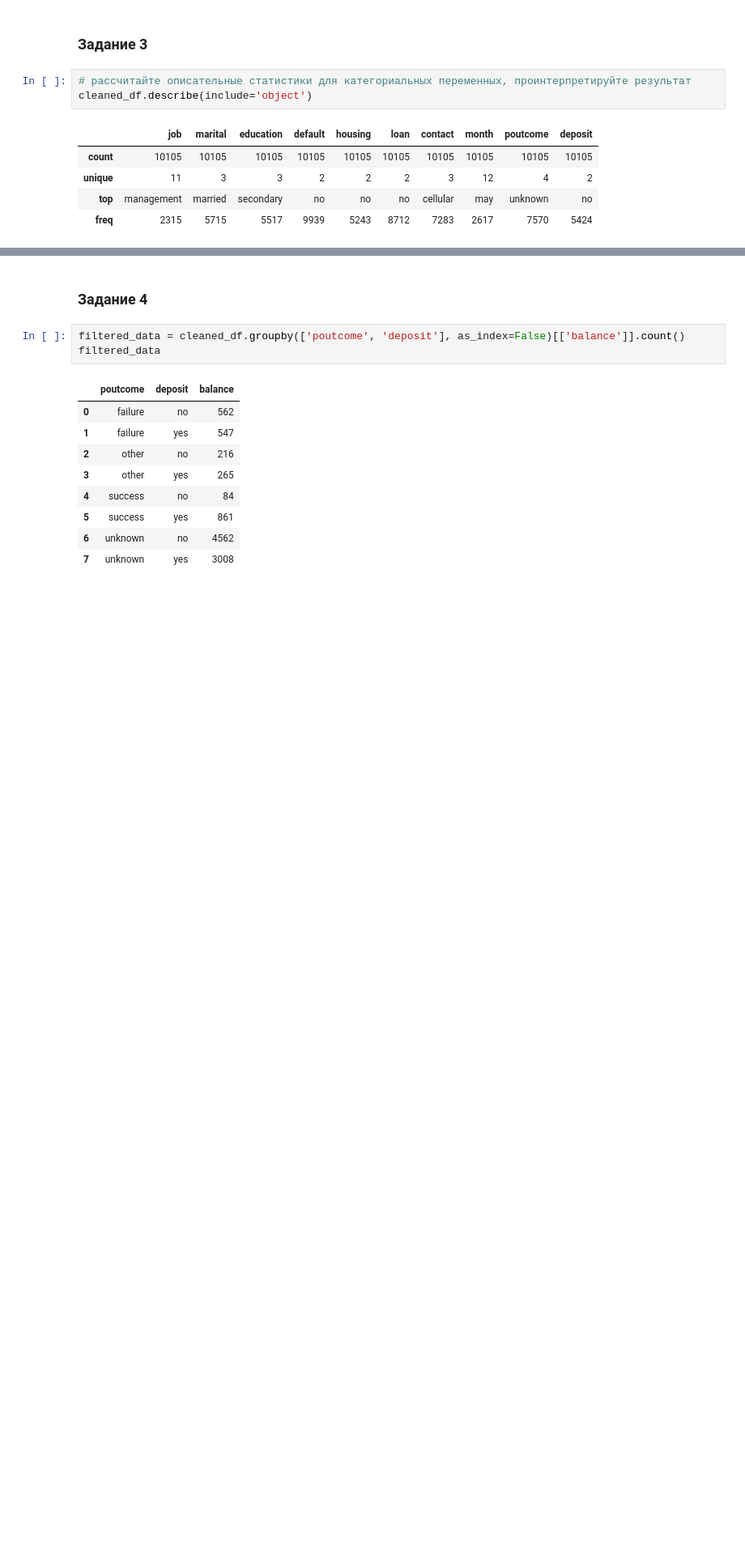
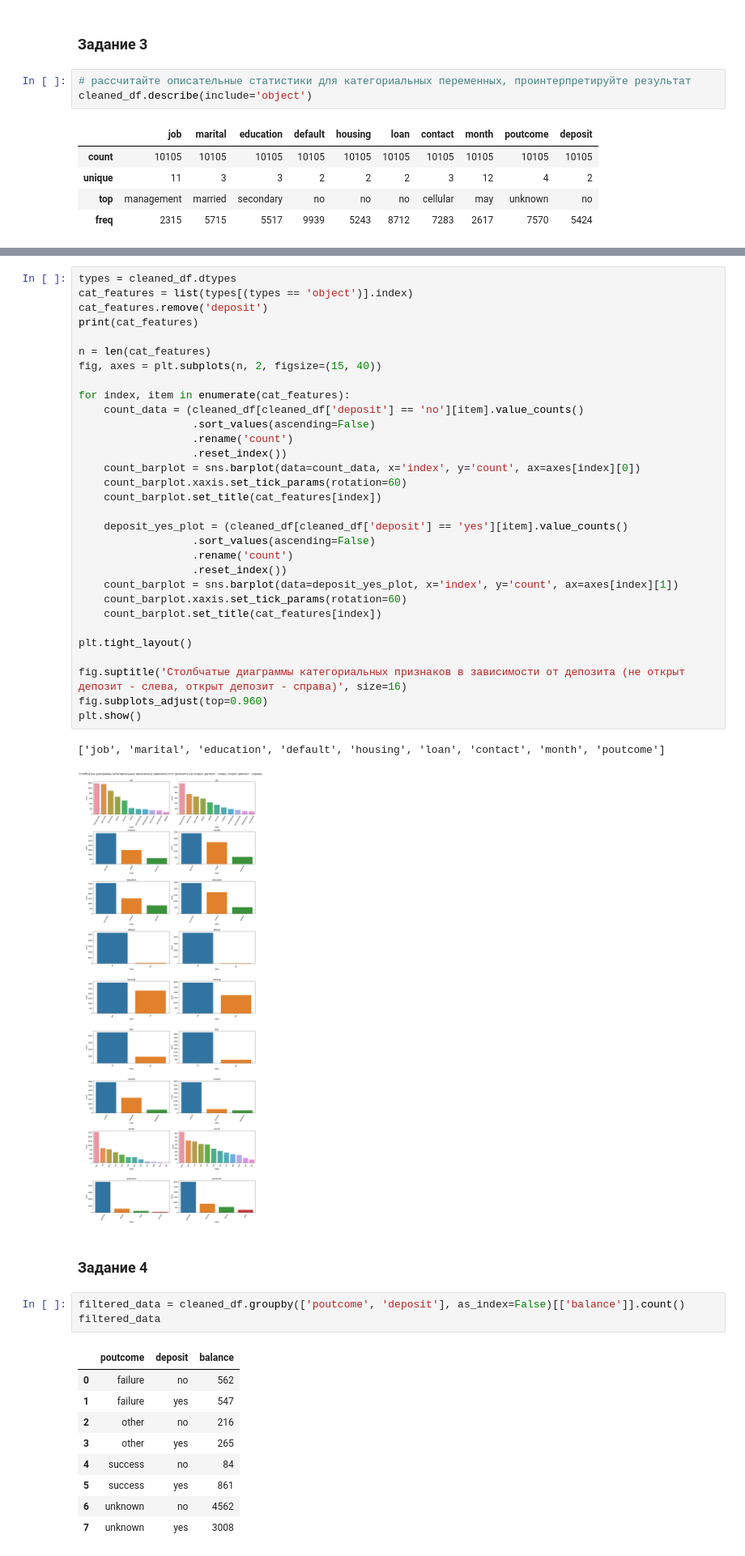
Before and after one commit to Nadarsa/sf_data_science, a Jupyter notebook: PROJECT-4/Project_4_ML.ipynb, the cells around one changed output, grey strips where cells are left out. Shown at 81% size. Cells and saved outputs as stored; diff of their text form; blank space fills up the shorter version.

```diff
--- a/PROJECT-4/Project_4_ML.ipynb
+++ b/PROJECT-4/Project_4_ML.ipynb
@@ -297,3 +284,37 @@ plt.show()
+# %%
+types = cleaned_df.dtypes
+cat_features = list(types[(types == 'object')].index)
+cat_features.remove('deposit')
+print(cat_features)
+
+n = len(cat_features)
+fig, axes = plt.subplots(n, 2, figsize=(15, 40))
+
+for index, item in enumerate(cat_features):
+    count_data = (cleaned_df[cleaned_df['deposit'] == 'no'][item].value_counts()
+                  .sort_values(ascending=False)
+                  .rename('count')
+                  .reset_index())
+    count_barplot = sns.barplot(data=count_data, x='index', y='count', ax=axes[index][0])
+    count_barplot.xaxis.set_tick_params(rotation=60)
+    count_barplot.set_title(cat_features[index])
+
+    deposit_yes_plot = (cleaned_df[cleaned_df['deposit'] == 'yes'][item].value_counts()
+                  .sort_values(ascending=False)
+                  .rename('count')
+                  .reset_index())
+    count_barplot = sns.barplot(data=deposit_yes_plot, x='index', y='count', ax=axes[index][1])
+    count_barplot.xaxis.set_tick_params(rotation=60)
+    count_barplot.set_title(cat_features[index])
+
+plt.tight_layout()
+
+fig.suptitle('Столбчатые диаграммы категориальных признаков в зависимости от депозита (не открыт депозит - слева, открыт депозит - справа)', size=16)
+fig.subplots_adjust(top=0.960)
+plt.show()
+# %% [output]
+['job', 'marital', 'education', 'default', 'housing', 'loan', 'contact', 'month', 'poutcome']
+[figure, added]
 # %% [markdown]
 ### Задание 4
 # %%
```
Also changed, not shown: parts of 42 cells of this notebook, 2 other files.
